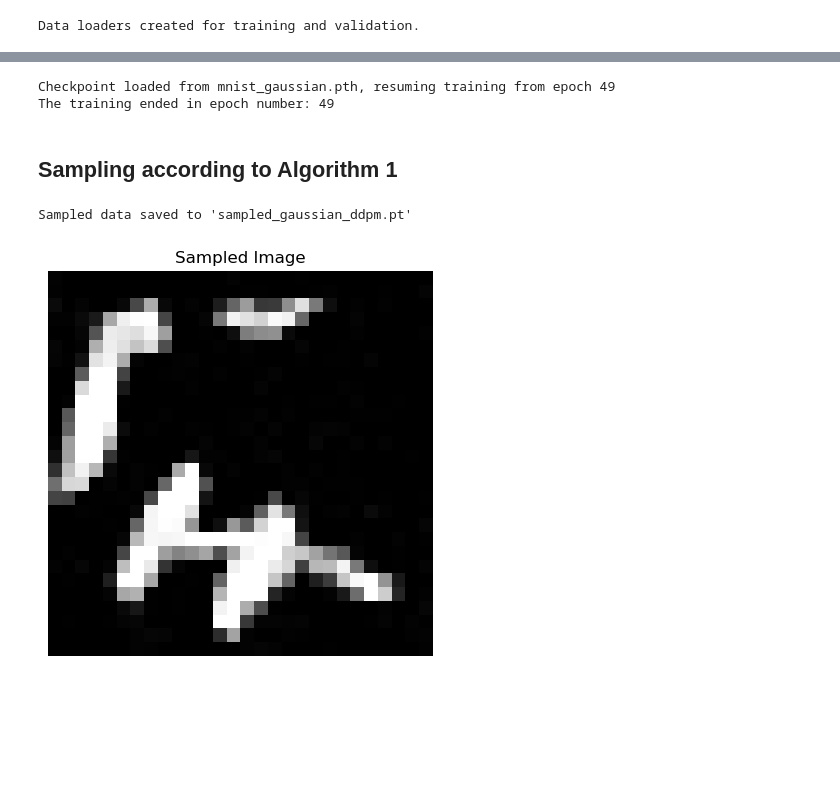
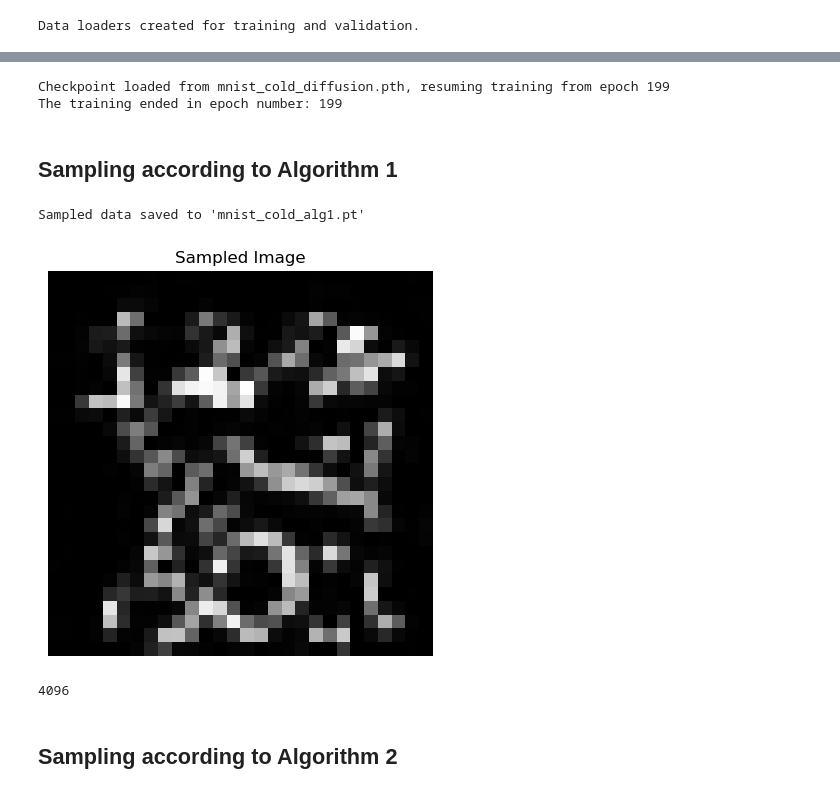
Before and after one commit to pthak006/echo_diffusion, a Jupyter notebook: mnist_cold_diffusion.ipynb, the cells around one changed output, grey strips where cells are left out. Cells and saved outputs as stored; diff of their text form; code cells hidden in the pictures; blank space fills up the shorter version.

Commit message:
implemented cold diffusion with gaussian noise

```diff
--- a/mnist_cold_diffusion.ipynb
+++ b/mnist_cold_diffusion.ipynb
@@ -220,14 +266,14 @@ trained_model = train(model, optimizer, train_loader, device, start_epoch, num_e
 input_shape = (1, 28, 28)
 
 # Example usage
-model = DiffusionModel(input_shape).to(device)
+model = ColdDiffusionModel(input_shape).to(device)
 optimizer = torch.optim.Adam(model.parameters(), lr=1e-3)
 
 start_epoch = load_checkpoint(model, optimizer, filename="mnist_cold_diffusion.pth")
 print(f"The training ended in epoch number: {start_epoch}")
 # %% [output]
-Checkpoint loaded from mnist_gaussian.pth, resuming training from epoch 49
-The training ended in epoch number: 49
+Checkpoint loaded from mnist_cold_diffusion.pth, resuming training from epoch 199
+The training ended in epoch number: 199
 # %% [markdown]
 ## Sampling according to Algorithm 1
 # %%
@@ -274,32 +315,38 @@ with torch.no_grad():
 # %%
 
 # Save the dictionary to a .pt file
-torch.save(sampled_data, 'sampled_gaussian_ddpm.pt')
+torch.save(sampled_data, 'mnist_cold_alg1.pt')
 
-print("Sampled data saved to 'sampled_gaussian_ddpm.pt'")
+print("Sampled data saved to 'mnist_cold_alg1.pt'")
 # %% [output]
-Sampled data saved to 'sampled_gaussian_ddpm.pt'
+Sampled data saved to 'mnist_cold_alg1.pt'
 # %%
 import torch
 import matplotlib.pyplot as plt
 
 # Load the saved data
-sampled_data = torch.load('sampled_gaussian_ddpm.pt')
+sampled_data = torch.load('mnist_cold_alg1.pt')
 
 # Access a specific entry
-index = 15 # Replace with the index you want to check
+index = 50 # Replace with the index you want to check
 sampled_image = sampled_data[index]['sampled']
 
 
 # Convert the tensor to a numpy array
 sampled_image = sampled_image.cpu().numpy().transpose(1, 2, 0)
 
 
 # Display the sampled image
 plt.figure(figsize=(5, 5))
 plt.imshow(sampled_image, cmap = 'gray')
 plt.title("Sampled Image")
 plt.axis('off')
 plt.show()
 # %% [output]
-[figure, old version]
+[figure, new version]
+# %%
+print(len(sampled_data))
+# %% [output]
+4096
+# %% [markdown]
+## Sampling according to Algorithm 2
```
Also changed, not shown: parts of 7 cells of this notebook.
